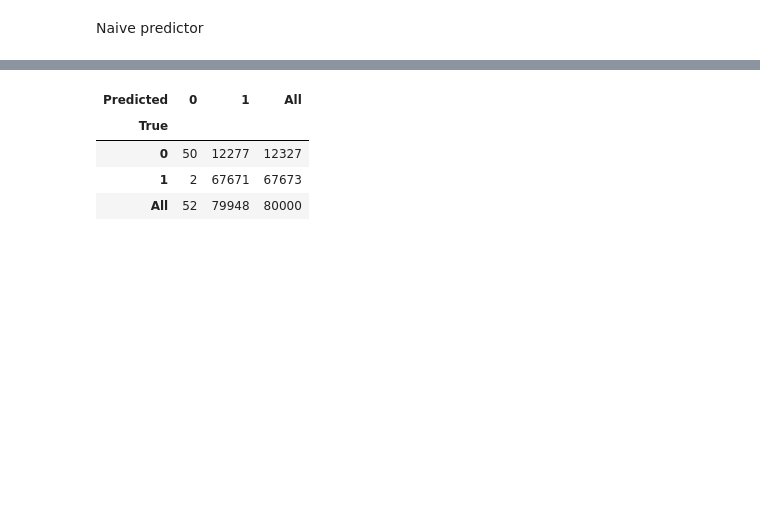
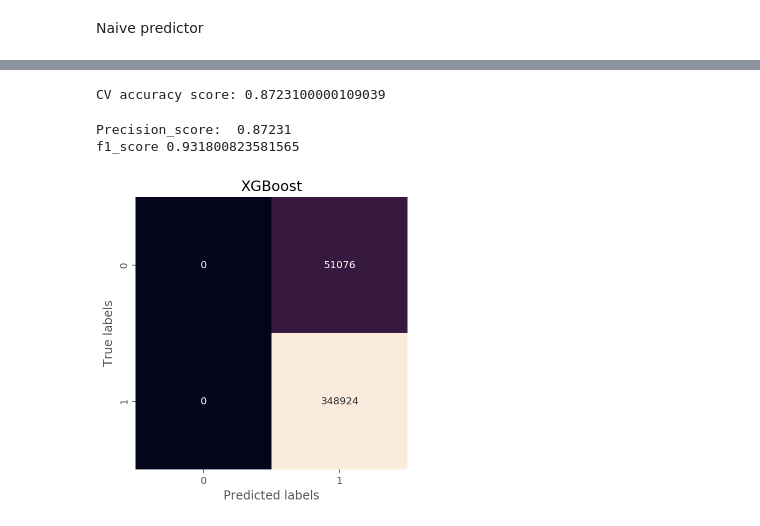
Before and after one commit to numanyilmaz/Capstone, a Jupyter notebook: Capstone.ipynb, the cells around one changed output, grey strips where cells are left out. Drawn from its saved outputs; the diff is of its cells as text; code cells hidden in the pictures; blank space fills up the shorter version.

```diff
--- a/Capstone.ipynb
+++ b/Capstone.ipynb
@@ -604,0 +453,19 @@ array([[   50, 12277],
+# %%
+cross_val_accuracy = cross_val_score(clf_xg, X_train, y_train, cv=3, scoring="accuracy").mean()
+print ("CV accuracy score:", cross_val_accuracy)
+y_train_pred = cross_val_predict(clf_xg, X_train, y_train, cv=3)
+print ("")
+plt.figure(figsize=(10,5))
+mat = confusion_matrix(y_train, y_train_pred)
+sns.heatmap(mat, square=True, annot=True, fmt='d', cbar=False)
+plt.title('XGBoost')
+plt.ylabel('True labels')
+plt.xlabel('Predicted labels');
+
+print ("Precision_score: ",precision_score(y_train, y_train_pred))
+print ("f1_score", f1_score(y_train, y_train_pred))
+# %% [output]
+CV accuracy score: 0.8723100000109039
+Precision_score:  0.87231
+f1_score 0.931800823581565
+[figure, added]
@@ -605,8 +499,2 @@ array([[   50, 12277],
 # %%
-pd.crosstab(y_train, y_train_pred, rownames=['True'], colnames=['Predicted'], margins=True)
+pd.crosstab(y_test, clf_xg.predict(X_test), rownames=['True'], colnames=['Predicted'], margins=True)
-# %% [output]
-| Predicted | 0 | 1 | All |
-| True |  |  |  |
-| 0 | 50 | 12277 | 12327 |
-| 1 | 2 | 67671 | 67673 |
-| All | 52 | 79948 | 80000 |
```
Also changed, not shown: parts of 35 cells of this notebook.
